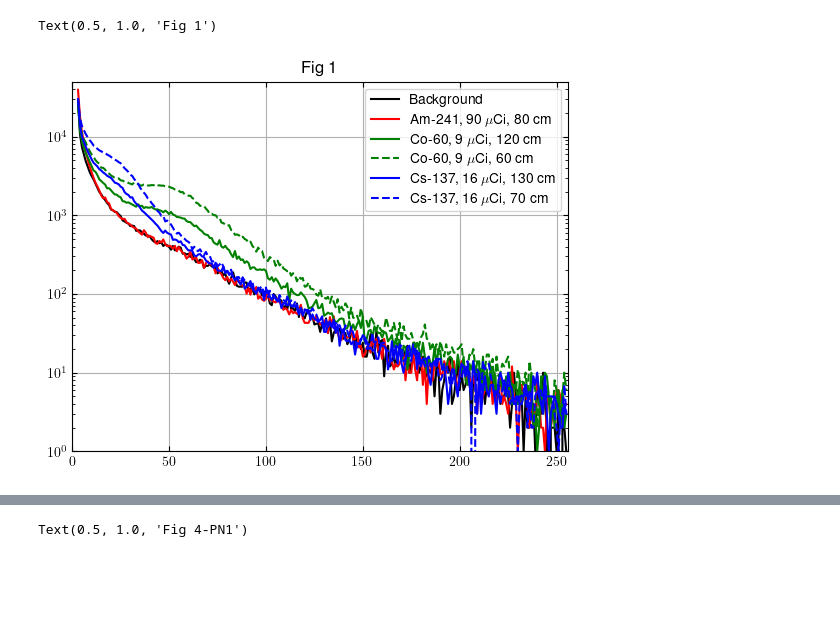
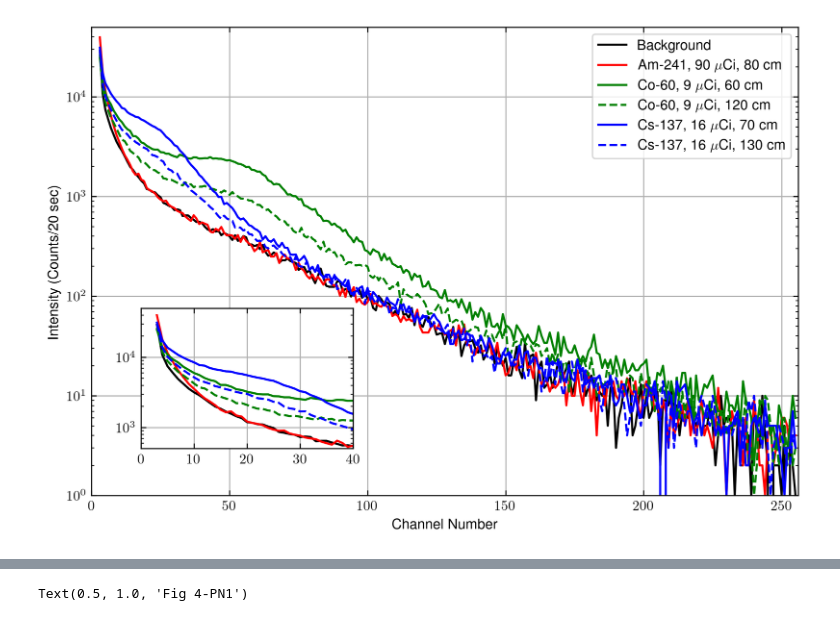
Before and after one commit to Julia-KAERI/Paper_IsotopeIdentification, a Jupyter notebook: analysis/rawDataAnalysis/rawdata01.ipynb, the cells around one changed output, grey strips where cells are left out. Saved outputs shown, nothing was run; the diff lists cells and outputs as text; code cells hidden in the pictures; blank space fills up the shorter version.

```diff
--- a/analysis/rawDataAnalysis/rawdata01.ipynb
+++ b/analysis/rawDataAnalysis/rawdata01.ipynb
@@ -84,41 +86,56 @@ Specs1 = pd.DataFrame( {
 # PN2 data
 Specs2 = pd.DataFrame( {
     "bkg" : read_mca(pn2files[0])[ni:],
     "am_80" : read_mca(pn2files[1])[ni:],
     "cs_70" : read_mca(pn2files[5])[ni:],
     "cs_130" : read_mca(pn2files[6])[ni:],
     "co_120" : read_mca(pn2files[10])[ni:],
     "co_60" :  read_mca(pn2files[9])[ni:],
     "co_cs_136" : read_mca(pn2files[13])[ni:],
     "am_co_287" : read_mca(pn2files[14])[ni:],
     "co_cs_361" : read_mca(pn2files[15])[ni:],
     "am_cs_63" : read_mca(pn2files[16])[ni:],
     "am_co_cs_309" : read_mca(pn2files[17])[ni:],
     "am_210_co_153" : read_mca(pn2files[18])[ni:],
     "co_285_cs_367" : read_mca(pn2files[19])[ni:],
     "am_85_cs_173" : read_mca(pn2files[20])[ni:],
     "co_60_cs_223" : read_mca(pn2files[21])[ni:]
 
 })
 
-
+plt.figure(figsize=(9, 6), dpi=300)
 channel = np.arange(ni,len(Specs1["bkg"])+ni)
 plt.plot(channel, Specs1["bkg"], color="black", label = "Background")
 plt.plot(channel, Specs1["am_80"], color = "red", label = "Am-241, 90 $\\mu$Ci, 80 cm")
-plt.plot(channel, Specs1["co_120"], color = "green", label = "Co-60, 9 $\\mu$Ci, 120 cm")
-plt.plot(channel, Specs1["co_60"], "--", color="green", label = "Co-60, 9 $\\mu$Ci, 60 cm")
-plt.plot(channel, Specs1["cs_130"], color = "blue", label = "Cs-137, 16 $\\mu$Ci, 130 cm")
-plt.plot(channel, Specs1["cs_70"], "--", color = "blue", label = "Cs-137, 16 $\\mu$Ci, 70 cm")
+plt.plot(channel, Specs1["co_60"], color="green", label = "Co-60, 9 $\\mu$Ci, 60 cm")
+plt.plot(channel, Specs1["co_120"], "--", color = "green", label = "Co-60, 9 $\\mu$Ci, 120 cm")
+plt.plot(channel, Specs1["cs_70"],  color = "blue", label = "Cs-137, 16 $\\mu$Ci, 70 cm")
+plt.plot(channel, Specs1["cs_130"], "--", color = "blue", label = "Cs-137, 16 $\\mu$Ci, 130 cm")
 
 plt.legend()
 plt.grid()
 plt.yscale("log", base=10)
 plt.ylim(1, 5e4)
 plt.xlim(0, 256)
-plt.title("Fig 1")
+plt.xlabel("Channel Number")
+plt.ylabel("Intensity (Counts/20 sec)")
+
+ax = plt.gca()
+x1, x2, y1, y2 = 0, 40, 5e2, 5.0e4  # subregion of the original image
+axins = ax.inset_axes(
+    [0.07, 0.1, 0.3, 0.3],
+    xlim=(x1, x2), ylim=(y1, y2))#, xticklabels=[0, 20, 40], yticklabels=[1.0e3, 1.0e4])
+axins.plot(channel, Specs1["bkg"], color="black", label = "Background")
+axins.plot(channel, Specs1["am_80"], color = "red", label = "Am-241, 90 $\\mu$Ci, 80 cm")
+axins.plot(channel, Specs1["co_60"], color="green", label = "Co-60, 9 $\\mu$Ci, 60 cm")
+axins.plot(channel, Specs1["co_120"], "--", color = "green", label = "Co-60, 9 $\\mu$Ci, 120 cm")
+axins.plot(channel, Specs1["cs_70"],  color = "blue", label = "Cs-137, 16 $\\mu$Ci, 70 cm")
+axins.plot(channel, Specs1["cs_130"], "--", color = "blue", label = "Cs-137, 16 $\\mu$Ci, 130 cm")
+axins.set_yscale("log", base=10)
+axins.grid(True)
+# plt.title("Fig 1")
 # %% [output]
-Text(0.5, 1.0, 'Fig 1')
-[figure, old version]
+[figure, new version]
 # %%
 _bccs1, _bccs2, _bccsbkg1, _bccsbkg2, _bccsrto1, _bccsrto2 = {}, {}, {}, {}, {}, {}
 for kk in Specs1.keys():
```
Also changed, not shown: parts of 12 cells of this notebook, 16 other files.
